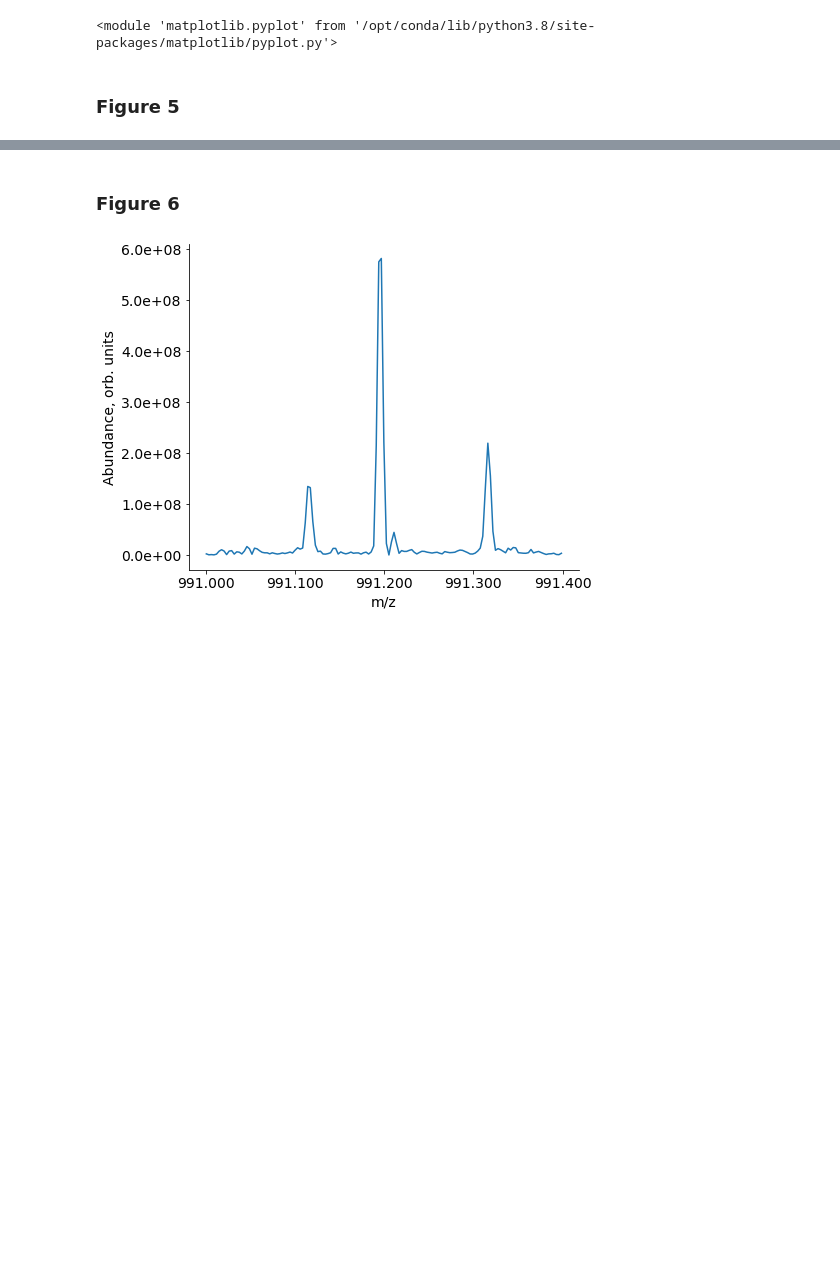
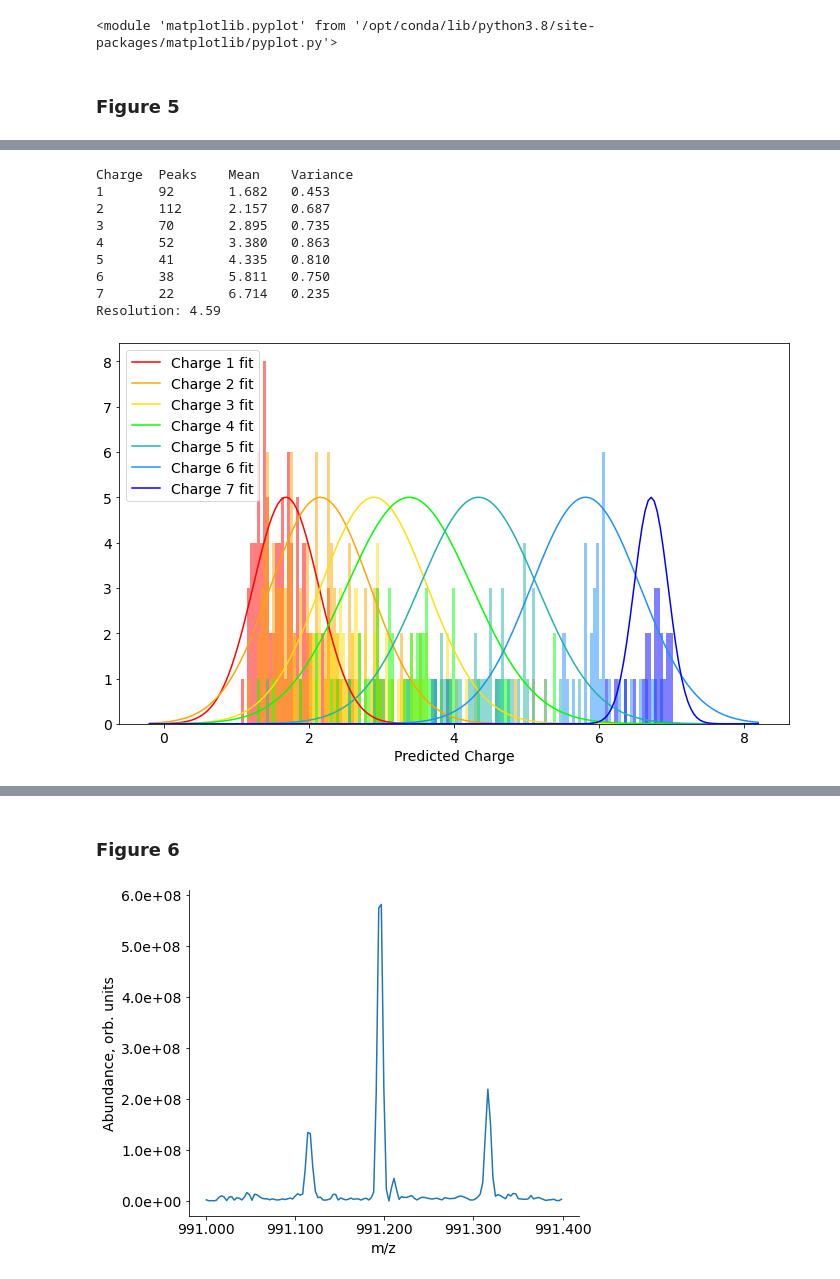
Before and after one commit to Yaroslav-Lyutvinskiy/CHARDA, a Jupyter notebook: code/Charda.ipynb, the cells around one changed output, grey strips where cells are left out. Saved outputs shown, nothing was run; the diff lists cells and outputs as text; code cells hidden in the pictures; blank space fills up the shorter version.

```diff
--- a/code/Charda.ipynb
+++ b/code/Charda.ipynb
@@ -1098,0 +1050,17 @@ plt.savefig("/results/PanelS2-2.svg")
+# %%
+AllPeaks=pd.DataFrame()
+for i in range(5):
+    trans=np.loadtxt("/data/{}_std_pept.csv".format(Proteins[i][1]),skiprows=2)[1000:]
+    Spec=FullSpectrum(trans)
+    Spec.A = 2.117721546870e+14
+    Spec.PeakPick(250,2500)
+    Spec.CheckIssues()
+    Spec.RunHardKlor(charge_min=1,charge_max=10)
+    Spec.Products(Proteins[i][0],ppm=20)
+    Spec.PeakstoClusters()
+    Spec.RPeaks=Spec.RPeaks[~Spec.RPeaks["issues"]]
+    Spec.RPeaks=Spec.RPeaks[Spec.RPeaks['Ions']!=""]
+    Spec.RPeaks["Spectrum"]=i
+    print(i,Proteins[i][2])
+    Spec.TDACalc()
+    AllPeaks = AllPeaks.append(Spec.RPeaks,ignore_index=True)
@@ -1098,0 +1174,21 @@ plt.savefig("/results/PanelS2-2.svg")
+# %%
+AllIonPeaks=AllIonPeaks[AllIonPeaks["RSquare"]<-0.85]
+AllIonPeaks=AllIonPeaks[np.isin(AllIonPeaks["Charge"],[1,2,3,4,5,6,7])]
+# %%
+AllIonPeaks.reset_index(inplace=True,drop=True)
+Monolr=LogisticReg(AllIonPeaks)
+AllIonPeaks.reset_index(inplace=True, drop=True)
+Y,Y_Distr=Monolr.Apply(AllIonPeaks)
+# %%
+ShowRes(Y,AllIonPeaks["Charge"],MaxCharge=7,GaussianHeght=5)
+# %% [output]
+Charge  Peaks    Mean    Variance
+1       92       1.682   0.453
+2       112      2.157   0.687
+3       70       2.895   0.735
+4       52       3.380   0.863
+5       41       4.335   0.810
+6       38       5.811   0.750
+7       22       6.714   0.235
+Resolution: 4.59
+[figure, added]
```
Also changed, not shown: parts of 44 cells of this notebook, 3 other files.
